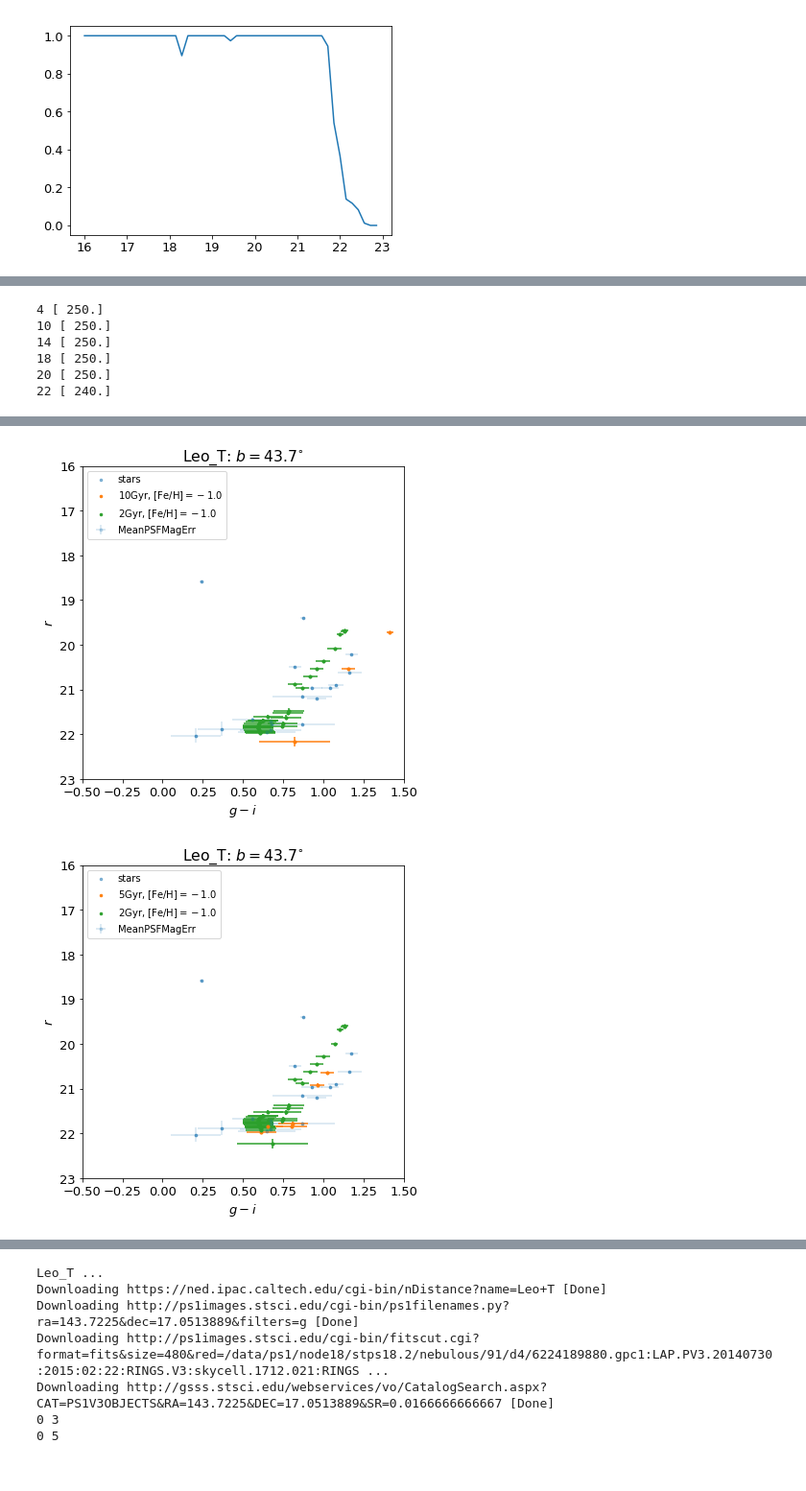
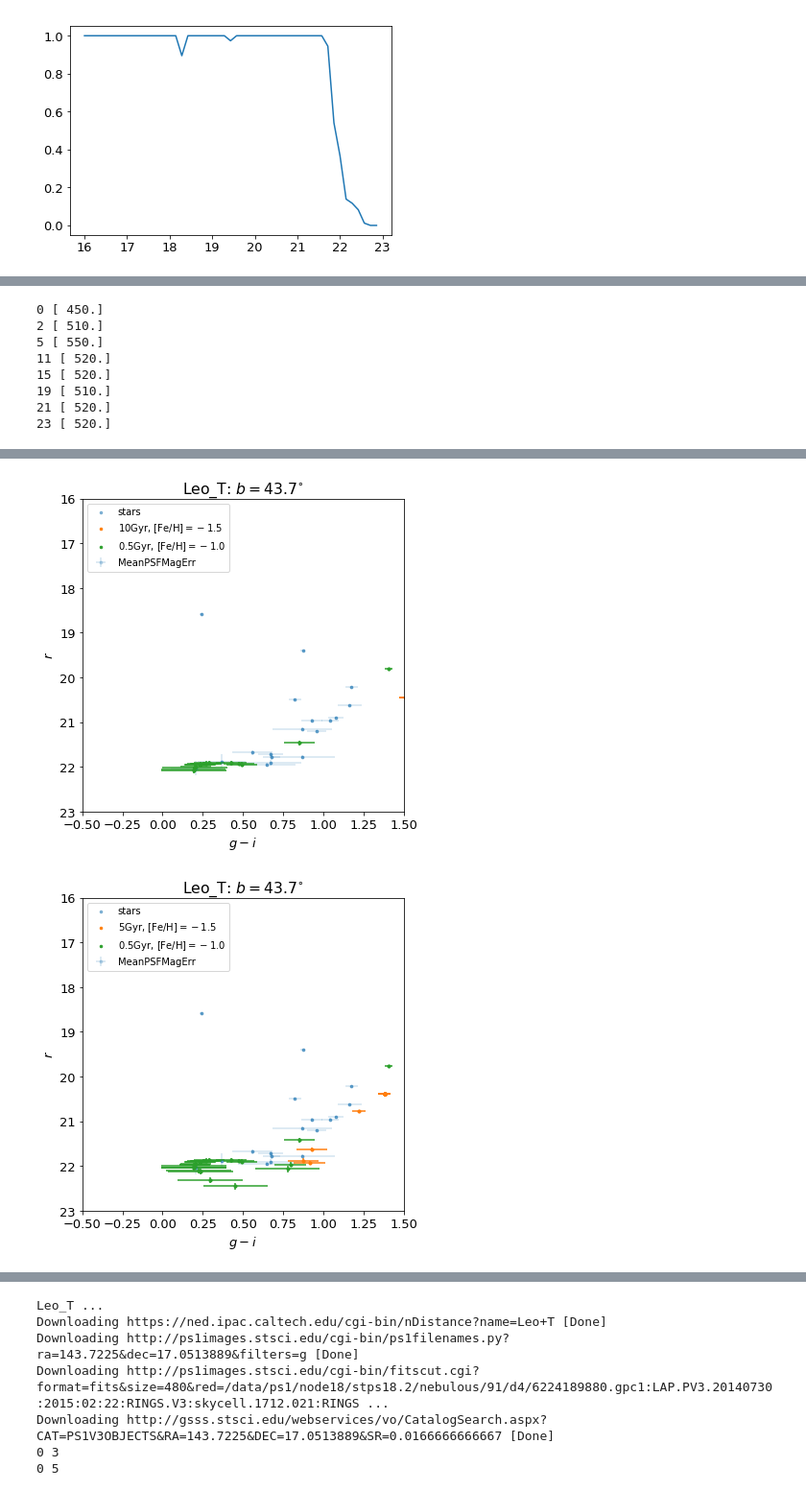
Before and after one commit to ddefelip/galfahi, a Jupyter notebook: isochrone_fitting.ipynb, the cells around one changed output, grey strips where cells are left out. Shown at 96% size. Saved outputs shown, nothing was run; the diff lists cells and outputs as text; code cells hidden in the pictures.

```diff
--- a/isochrone_fitting.ipynb
+++ b/isochrone_fitting.ipynb
@@ -279,8 +279,8 @@ def fit_population(table,detected_population1,detected_population2=[],
     pop1_colerr = np.sqrt(detected_population1[col[0]+'_err']**2+\
                           detected_population1[col[1]+'_err']**2)
     pop1_weights = (np.mean(pop1_magerr) + np.mean(pop1_colerr))/(pop1_magerr+pop1_colerr)
-    totalpop = np.sum(pop1_weights)
-    #totalpop = pop1_mag.size
+    #totalpop = np.sum(pop1_weights)
+    totalpop = pop1_mag.size
     realpop = np.zeros(real_mag.size)
     for i in range(pop1_mag.size):
         #point = np.array([pop_col[i],pop_mag[i]]).reshape(-1,1)
@@ -288,7 +288,7 @@ def fit_population(table,detected_population1,detected_population2=[],
                           (np.abs(pop1_mag[i]-real_mag) < pop1_magerr[i]) )[0]
         realpop[close] += 1
         if close.size:
-            numclosestars += 1*pop1_weights[i]
+            numclosestars += 1#*pop1_weights[i]
     if detected_population2 != []:
         pop2_mag = detected_population2[mag+'_new']
         pop2_col = detected_population2[col[0]]-detected_population2[col[1]]
@@ -296,14 +296,14 @@ def fit_population(table,detected_population1,detected_population2=[],
         pop2_colerr = np.sqrt(detected_population2[col[0]+'_err']**2+\
                               detected_population2[col[1]+'_err']**2)
         pop2_weights = (np.mean(pop2_magerr) + np.mean(pop2_colerr))/(pop2_magerr+pop2_colerr)
-        totalpop += np.sum(pop2_weights)
-        #totalpop += pop2_mag.size
+        #totalpop += np.sum(pop2_weights)
+        totalpop += pop2_mag.size
         for j in range(pop2_mag.size):
             close = np.where( (np.abs(pop2_col[j]-real_col) < pop2_colerr[j])*\
                               (np.abs(pop2_mag[j]-real_mag) < pop2_magerr[j]) )[0]
             realpop[close] += 1
             if close.size:
-                numclosestars += 1*pop2_weights[j]
+                numclosestars += 1#*pop2_weights[j]
     if totalpop:
         fracclosestars += numclosestars/totalpop
     fracrealstars = np.sum(realpop > 0)/real_mag.size
@@ -337,7 +337,7 @@ def find_distance(table,big_table,interpolated_vars1,interpolated_vars2=[],
 i=0
 coords, gal_lat = get_field_coords(numoff=num_off_fields,
                                            spacing=10/60,name=names[i])
-big_tab = get_votable(ra=coords[0].ra.deg,dec=coords[0].dec.deg,radius=30/60)
+big_tab = get_votable(ra=coords[0].ra.deg,dec=coords[0].dec.deg,radius=10/60)
 extinct = get_extinctions(ra=coords[0].ra.deg,dec=coords[0].dec.deg)
 big_star_tab = select_stars(big_tab,extinct)
 
@@ -440,7 +440,7 @@ for i in range(len(names)):
     star_tab = select_stars(tab,extinct)
 
     # get large field data to set properties of population
-    big_tab = get_votable(ra=coords[0].ra.deg,dec=coords[0].dec.deg,radius=30/60)
+    big_tab = get_votable(ra=coords[0].ra.deg,dec=coords[0].dec.deg,radius=10/60)
     big_star_tab = select_stars(big_tab,extinct)
 
     # arrays for storing fit as function of distance
@@ -707,7 +707,7 @@ pl.close()
 
 for k in range(24):
     bestdist = np.where(aveclosestars_object[k]==np.max(aveclosestars_object[k]))[0]
-    if distance[bestdist]/1000 < 400 and distance[bestdist]/1000 < 600:
+    if distance[bestdist]/1000 > 400 and distance[bestdist]/1000 < 600:
         print(k,distance[bestdist]/1000)
         leotdist = 412*1000
         bestisoc1 = isocinds[k][0]
@@ -761,9 +761,11 @@ for k in range(24):
         pl.title(names[i]+r': $b=$'+str(np.round(gal_lat.deg,1))+r'$^{\circ}$')
         pl.savefig(path+names[i]+'_CMD_'+str(k)+'.pdf')
 # %% [output]
-4 [ 250.]
-10 [ 250.]
-14 [ 250.]
-18 [ 250.]
-20 [ 250.]
-22 [ 240.]
+0 [ 450.]
+2 [ 510.]
+5 [ 550.]
+11 [ 520.]
+15 [ 520.]
+19 [ 510.]
+21 [ 520.]
+23 [ 520.]
@@ -774,2 +776,2 @@ for k in range(24):
-[figure, old version]
+[figure, new version]
-[figure, old version]
+[figure, new version]
```
Also changed, not shown: parts of 2 cells of this notebook, 2 other files.
